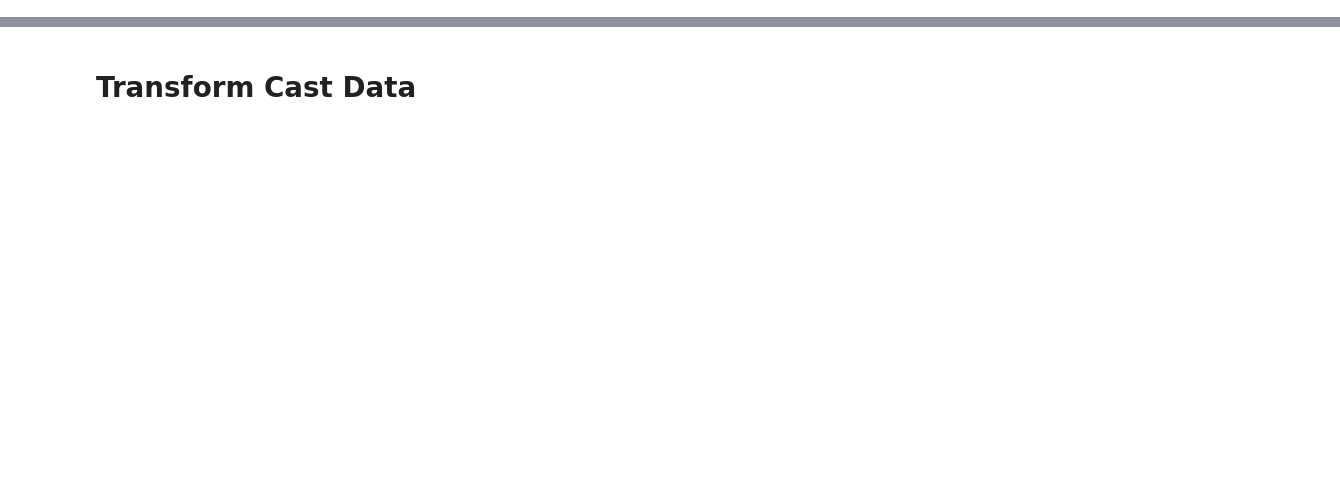
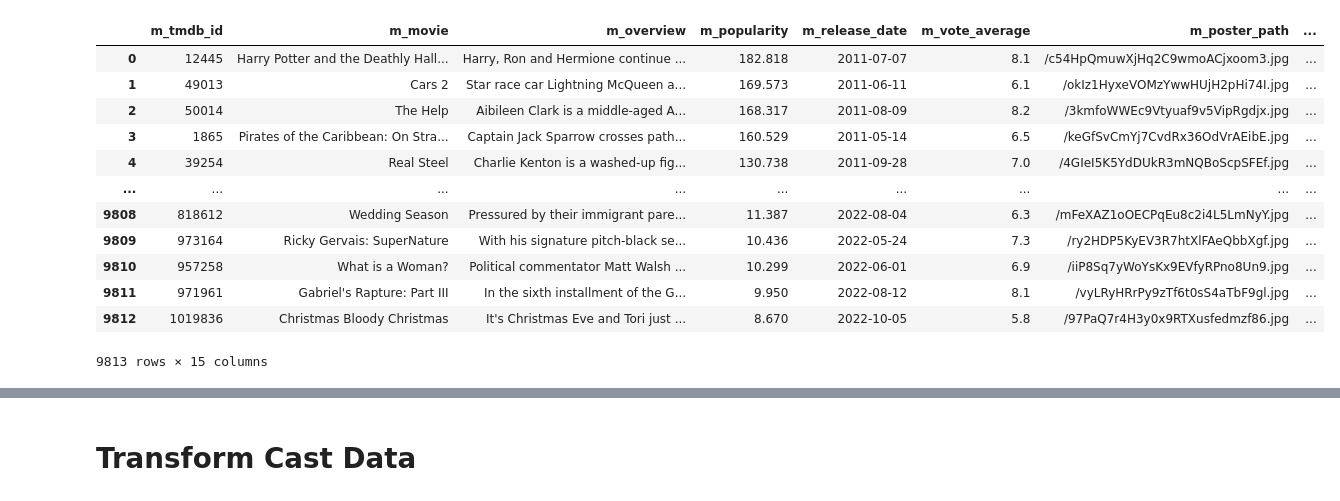
Before and after one commit to kitsamho/imdb_actor_graph, a Jupyter notebook: app_development.ipynb, the cells around one changed output, grey strips where cells are left out. Saved outputs shown, nothing was run; the diff lists cells and outputs as text; code cells hidden in the pictures; blank space fills up the shorter version.

```diff
--- a/app_development.ipynb
+++ b/app_development.ipynb
@@ -20,0 +15,3 @@ def _mask_dataframe_financial(df,col,low):
+# %%
+def _mask_range(df,col,start,end):
+    return df[(df[col] >= start) & (df[col] <= end)]
@@ -21 +21,22 @@ def _mask_dataframe_financial(df,col,low):
+# %%
+# df_movies = read_data('/Users/saho/Documents/sam/imdb_actor_graph/cached_data/movies.pickle')
+year_start, year_end = 1990,2023
+# %%
+df_movies = _mask_range(df_movies,'m_release_year',year_start,year_end)
+# %%
+df_movies
+# %% [output]
+|  | m_tmdb_id | m_movie | m_overview | m_popularity | m_release_date | m_vote_average | m_poster_path | ... |
+| 0 | 12445 | Harry Potter and the Deathly Hall... | Harry, Ron and Hermione continue ... | 182.818 | 2011-07-07 | 8.1 | /c54HpQmuwXjHq2C9wmoACjxoom3.jpg | ... |
+| 1 | 49013 | Cars 2 | Star race car Lightning McQueen a... | 169.573 | 2011-06-11 | 6.1 | /okIz1HyxeVOMzYwwHUjH2pHi74I.jpg | ... |
+| 2 | 50014 | The Help | Aibileen Clark is a middle-aged A... | 168.317 | 2011-08-09 | 8.2 | /3kmfoWWEc9Vtyuaf9v5VipRgdjx.jpg | ... |
+| 3 | 1865 | Pirates of the Caribbean: On Stra... | Captain Jack Sparrow crosses path... | 160.529 | 2011-05-14 | 6.5 | /keGfSvCmYj7CvdRx36OdVrAEibE.jpg | ... |
+| 4 | 39254 | Real Steel | Charlie Kenton is a washed-up fig... | 130.738 | 2011-09-28 | 7.0 | /4GIeI5K5YdDUkR3mNQBoScpSFEf.jpg | ... |
+| ... | ... | ... | ... | ... | ... | ... | ... | ... |
+| 9808 | 818612 | Wedding Season | Pressured by their immigrant pare... | 11.387 | 2022-08-04 | 6.3 | /mFeXAZ1oOECPqEu8c2i4L5LmNyY.jpg | ... |
+| 9809 | 973164 | Ricky Gervais: SuperNature | With his signature pitch-black se... | 10.436 | 2022-05-24 | 7.3 | /ry2HDP5KyEV3R7htXlFAeQbbXgf.jpg | ... |
+| 9810 | 957258 | What is a Woman? | Political commentator Matt Walsh ... | 10.299 | 2022-06-01 | 6.9 | /iiP8Sq7yWoYsKx9EVfyRPno8Un9.jpg | ... |
+| 9811 | 971961 | Gabriel's Rapture: Part III | In the sixth installment of the G... | 9.950 | 2022-08-12 | 8.1 | /vyLRyHRrPy9zTf6t0sS4aTbF9gl.jpg | ... |
+| 9812 | 1019836 | Christmas Bloody Christmas | It's Christmas Eve and Tori just ... | 8.670 | 2022-10-05 | 5.8 | /97PaQ7r4H3y0x9RTXusfedmzf86.jpg | ... |
+9813 rows × 15 columns
 # %%
```
Also changed, not shown: parts of 69 cells of this notebook, 3 other files.
